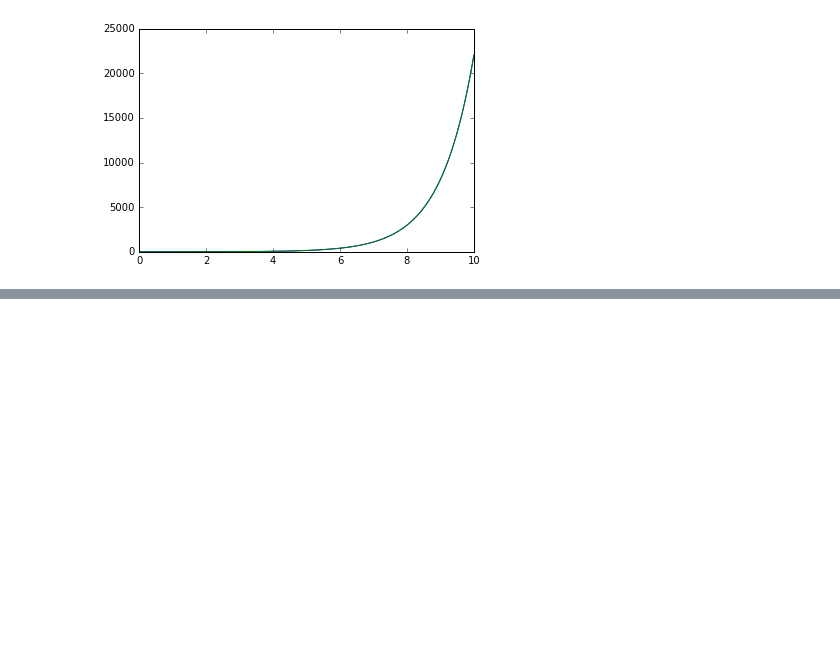
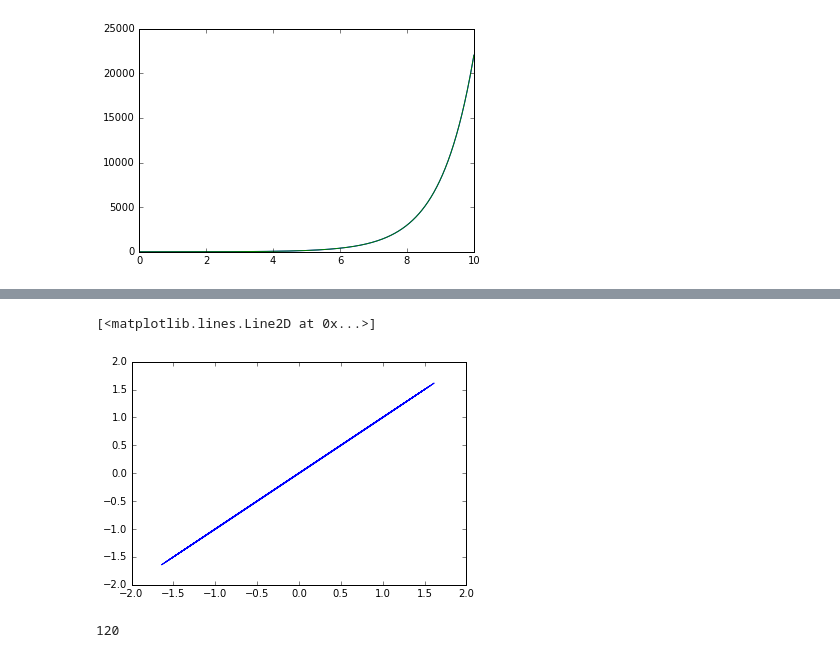
Before and after one commit to jatib/integradores, a Jupyter notebook: Euler.ipynb, the cells around one changed output, grey strips where cells are left out. Drawn from its saved outputs; the diff is of its cells as text; code cells hidden in the pictures; blank space fills up the shorter version.

```diff
--- a/Euler.ipynb
+++ b/Euler.ipynb
@@ -80,0 +111,5 @@ print sol[1]
+# %%
+plot(y,v)
+# %% [output]
+[<matplotlib.lines.Line2D at 0x...>]
+[figure, added]
@@ -80,0 +142,4 @@ print sol[1]
+# %%
+factorial(5)
+# %% [output]
+120
```
Also changed, not shown: parts of 8 cells of this notebook, 4 other files.
